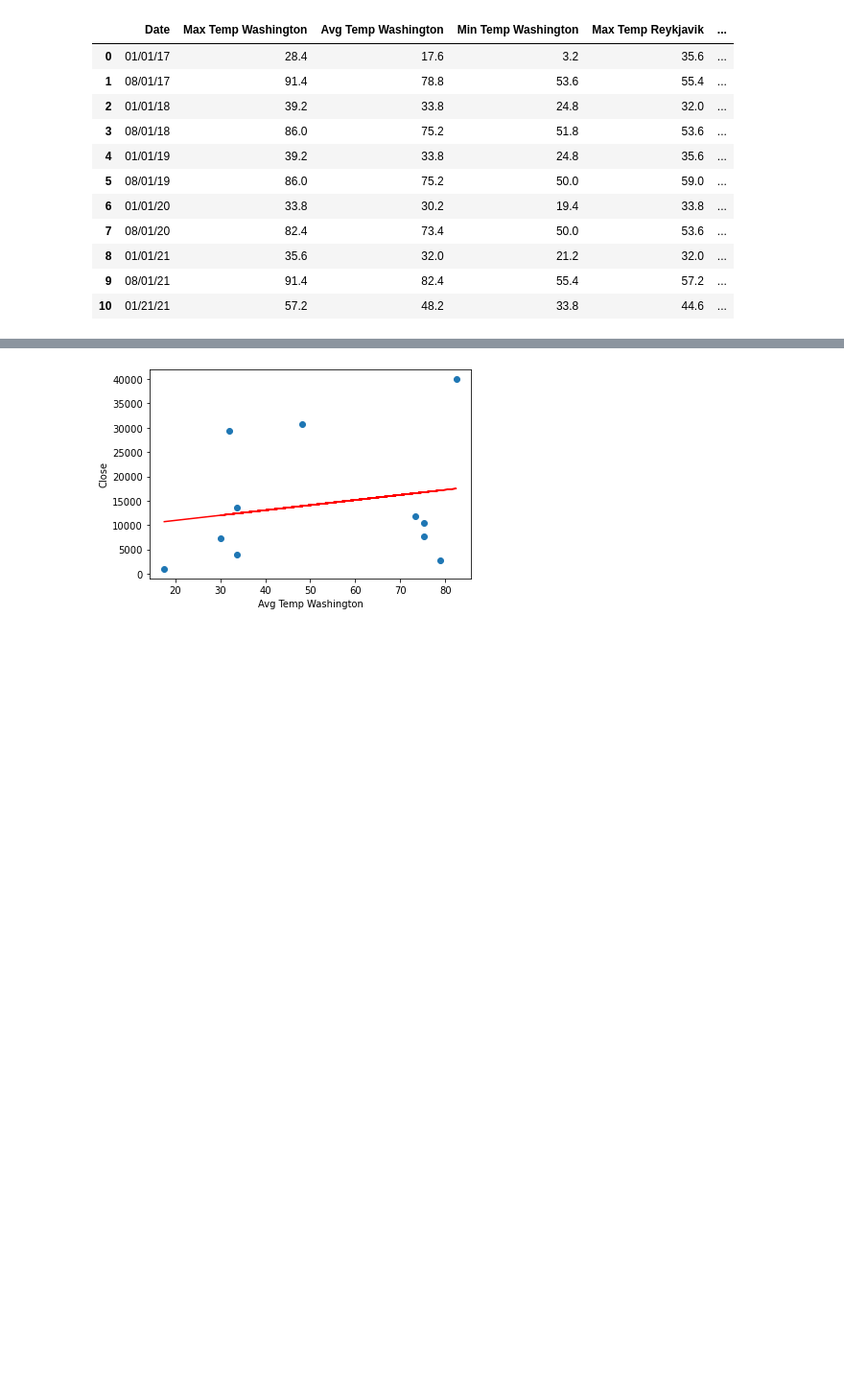
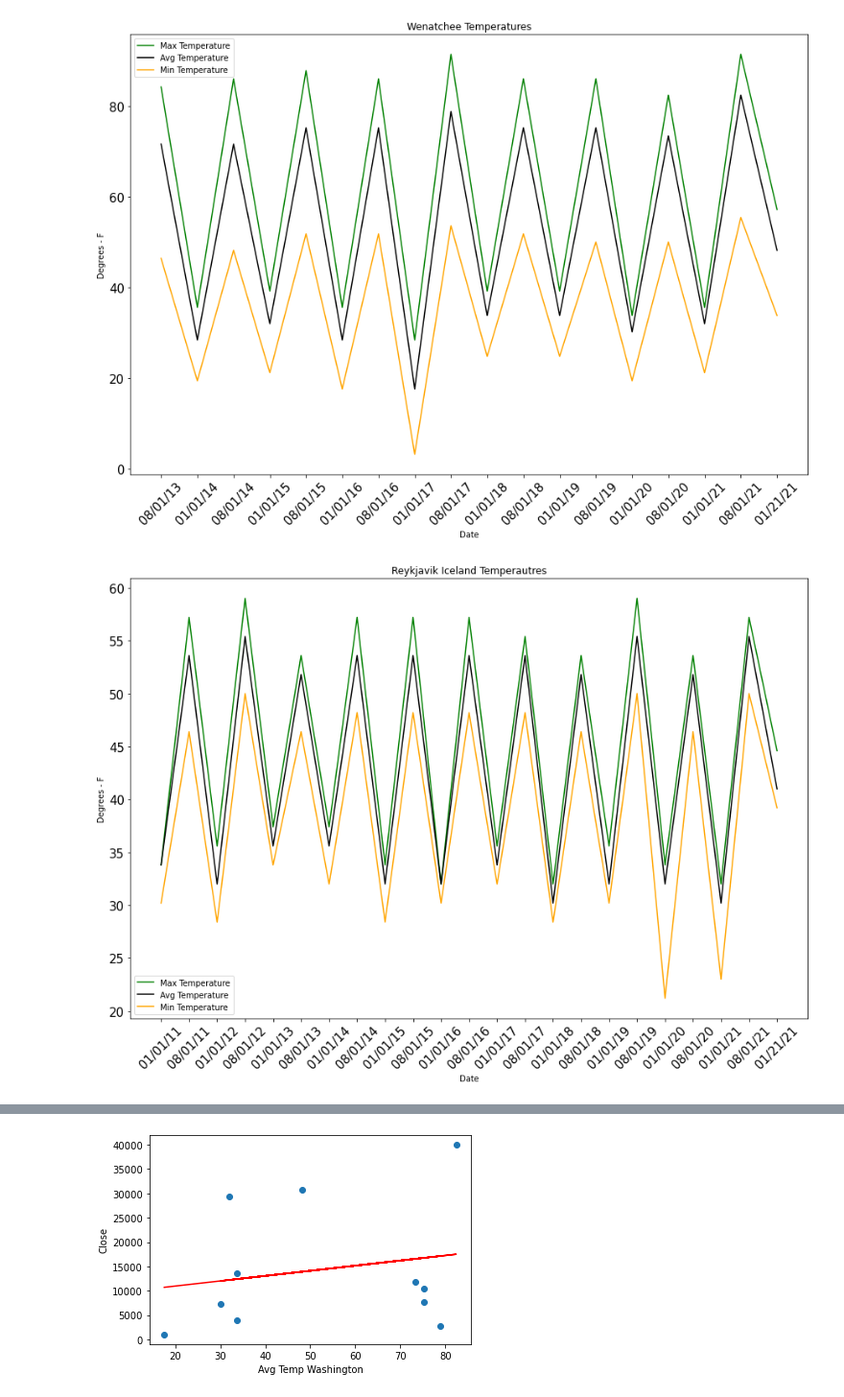
Before and after one commit to CharlotteC21/Cryptocurreny-Trend-Analysis-Group-Project, a Jupyter notebook: weather .ipynb, the cells around one changed output, grey strips where cells are left out. Shown at 96% size. Cells and saved outputs as stored; diff of their text form; code cells hidden in the pictures; blank space fills up the shorter version.

```diff
--- a/weather .ipynb
+++ b/weather .ipynb
@@ -9,30 +9,53 @@ import scipy.stats as st
 from scipy.stats import linregress
 from pprint import pprint
 # %%
-wash_weather_data = pd.read_csv("WashingtonDataCenter.csv")
-wash_weather_data["Date"] = pd.to_datetime(wash_weather_data["Date"]).dt.strftime('%m/%d/%y')
+#import csvs and format dates to merge the data frames
+washington_weather_data = pd.read_csv("WashingtonDataCenter.csv")
+washington_weather_data["Date"] = pd.to_datetime(washington_weather_data["Date"]).dt.strftime('%m/%d/%y')
 
-ice_weather_data = pd.read_csv("ReykjavikIcelandDataCenter.csv")
-ice_weather_data["Date"] = pd.to_datetime(ice_weather_data["Date"]).dt.strftime('%m/%d/%y')
+iceland_weather_data = pd.read_csv("ReykjavikIcelandDataCenter.csv")
+iceland_weather_data["Date"] = pd.to_datetime(iceland_weather_data["Date"]).dt.strftime('%m/%d/%y')
 
 bitcoin = pd.read_csv("BTC-USD.csv")
 bitcoin["Date"] = pd.to_datetime(bitcoin["Date"]).dt.strftime('%m/%d/%y')
-
-weather_df = pd.merge(wash_weather_data, ice_weather_data, how="inner", on="Date")
-weather_df.rename(columns = {'Max Temp_x':'Max Temp Washington', 'Avg Temp_x':'Avg Temp Washington', 'Min Temp_x':'Min Temp Washington','Max Temp_y':'Max Temp Reykjavik', 'Avg Temp_y':'Avg Temp Reykjavik', 'Min Temp_y':'Min Temp Reykjavik'}, inplace = True)
-
-bit_weather_df = pd.merge(weather_df, bitcoin, how="inner", on="Date")
-bit_weather_df
-# %% [output]
-|  | Date | Max Temp Washington | Avg Temp Washington | Min Temp Washington | Max Temp Reykjavik | ... |
-| 0 | 01/01/17 | 28.4 | 17.6 | 3.2 | 35.6 | ... |
-| 1 | 08/01/17 | 91.4 | 78.8 | 53.6 | 55.4 | ... |
-| 2 | 01/01/18 | 39.2 | 33.8 | 24.8 | 32.0 | ... |
-| 3 | 08/01/18 | 86.0 | 75.2 | 51.8 | 53.6 | ... |
-| 4 | 01/01/19 | 39.2 | 33.8 | 24.8 | 35.6 | ... |
-| 5 | 08/01/19 | 86.0 | 75.2 | 50.0 | 59.0 | ... |
-| 6 | 01/01/20 | 33.8 | 30.2 | 19.4 | 33.8 | ... |
-| 7 | 08/01/20 | 82.4 | 73.4 | 50.0 | 53.6 | ... |
-| 8 | 01/01/21 | 35.6 | 32.0 | 21.2 | 32.0 | ... |
-| 9 | 08/01/21 | 91.4 | 82.4 | 55.4 | 57.2 | ... |
-| 10 | 01/21/21 | 57.2 | 48.2 | 33.8 | 44.6 | ... |
+# %%
+dates = washington_weather_data["Date"]
+MaxTemp = washington_weather_data["Max Temp"]
+AvgTemp = washington_weather_data["Avg Temp"]
+MinTemp = washington_weather_data["Min Temp"]
+
+plt.figure(figsize=(15, 10))
+
+plt.plot(dates, MaxTemp, color="green", label="Max Temperature")
+plt.plot(dates, AvgTemp, color="black", label="Avg Temperature")
+plt.plot(dates, MinTemp, color="orange", label="Min Temperature")
+plt.legend(loc="best")
+plt.title("Wenatchee Temperatures")
+plt.xticks(rotation=45)
+plt.xticks(fontsize=15)
+plt.xlabel("Date")
+plt.ylabel("Degrees - F")
+plt.yticks(fontsize=15)
+plt.show()
+
+dates = iceland_weather_data["Date"]
+MaxTemp = iceland_weather_data["Max Temp"]
+AvgTemp = iceland_weather_data["Avg Temp"]
+MinTemp = iceland_weather_data["Min Temp"]
+
+plt.figure(figsize=(15, 10))
+
+plt.plot(dates, MaxTemp, color="green", label="Max Temperature")
+plt.plot(dates, AvgTemp, color="black", label="Avg Temperature")
+plt.plot(dates, MinTemp, color="orange", label="Min Temperature")
+plt.legend(loc="best")
+plt.title("Reykjavik Iceland Temperautres")
+plt.xlabel("Date")
+plt.xticks(rotation=45)
+plt.xticks(fontsize=15)
+plt.ylabel("Degrees - F")
+plt.yticks(fontsize=15)
+plt.show()
+# %% [output]
+[figure, added]
+[figure, added]
```
Also changed, not shown: parts of 1 cell of this notebook, 2 other files.
